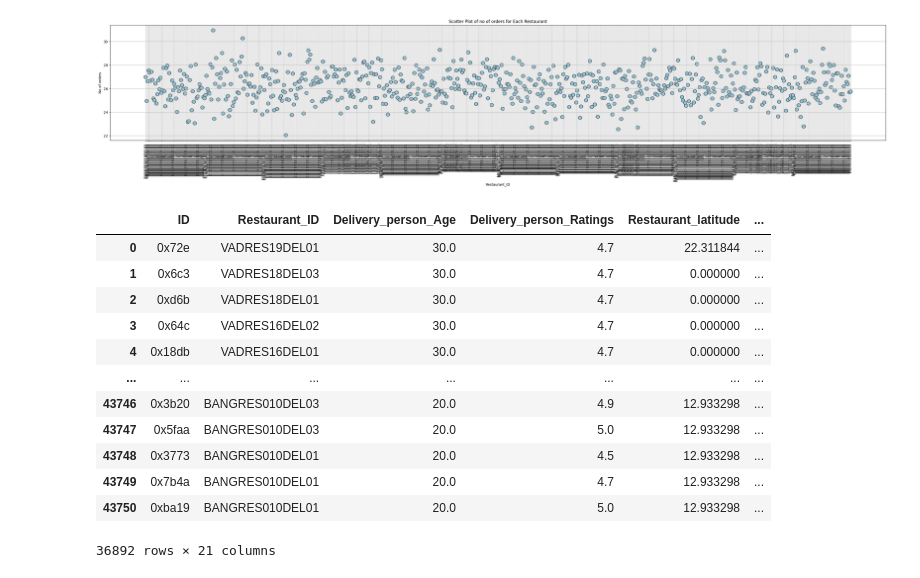
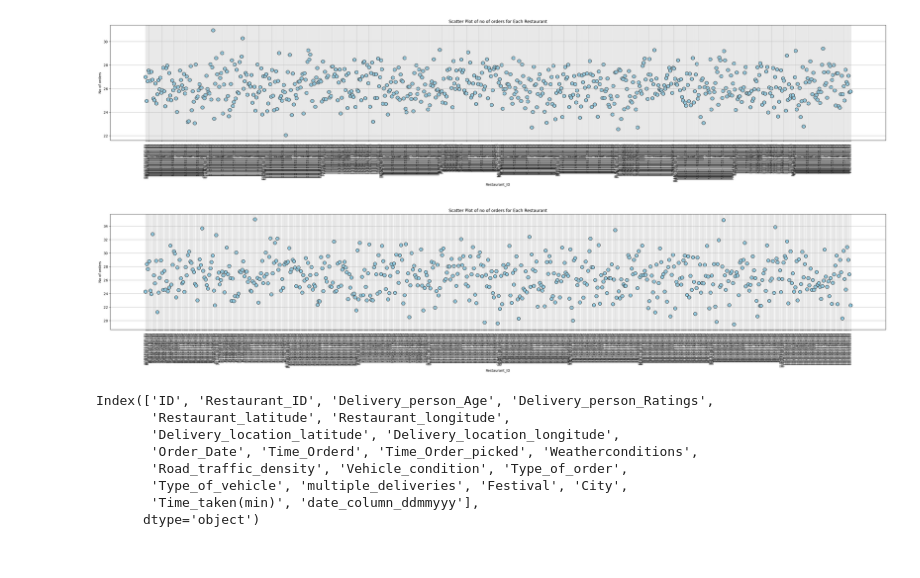
Before and after one commit to hy103/Est_food_delivery_time, a Jupyter notebook: notebooks/data_visualizations.ipynb, the cells around one changed output. Saved outputs shown, nothing was run; the diff lists cells and outputs as text; code cells hidden in the pictures.

Commit message:
Added plots

```diff
--- a/notebooks/data_visualizations.ipynb
+++ b/notebooks/data_visualizations.ipynb
@@ -106,21 +104,19 @@ plot_rest_vs_avg_orders(high_serving_rest)
 # %% [output]
 [figure]
 # %%
-filtered_ids = count_restaurants[count_restaurants > 30].index
-high_serving_rest = df[df["Restaurant_ID"].isin(filtered_ids)]
+
+low_serving_rest = df[~df["Restaurant_ID"].isin(filtered_ids)]
+plot_rest_vs_avg_orders(low_serving_rest)
+# %% [output]
+[figure, added]
-# %%
-high_serving_rest
-# %% [output]
-|  | ID | Restaurant_ID | Delivery_person_Age | Delivery_person_Ratings | Restaurant_latitude | ... |
-| 0 | 0x72e | VADRES19DEL01 | 30.0 | 4.7 | 22.311844 | ... |
-| 1 | 0x6c3 | VADRES18DEL03 | 30.0 | 4.7 | 0.000000 | ... |
-| 2 | 0xd6b | VADRES18DEL01 | 30.0 | 4.7 | 0.000000 | ... |
-| 3 | 0x64c | VADRES16DEL02 | 30.0 | 4.7 | 0.000000 | ... |
-| 4 | 0x18db | VADRES16DEL01 | 30.0 | 4.7 | 0.000000 | ... |
-| ... | ... | ... | ... | ... | ... | ... |
-| 43746 | 0x3b20 | BANGRES010DEL03 | 20.0 | 4.9 | 12.933298 | ... |
-| 43747 | 0x5faa | BANGRES010DEL03 | 20.0 | 5.0 | 12.933298 | ... |
-| 43748 | 0x3773 | BANGRES010DEL01 | 20.0 | 4.5 | 12.933298 | ... |
-| 43749 | 0x7b4a | BANGRES010DEL01 | 20.0 | 4.7 | 12.933298 | ... |
-| 43750 | 0xba19 | BANGRES010DEL01 | 20.0 | 5.0 | 12.933298 | ... |
-36892 rows × 21 columns
+# %%
+df.columns
+# %% [output]
+Index(['ID', 'Restaurant_ID', 'Delivery_person_Age', 'Delivery_person_Ratings',
+       'Restaurant_latitude', 'Restaurant_longitude',
+       'Delivery_location_latitude', 'Delivery_location_longitude',
+       'Order_Date', 'Time_Orderd', 'Time_Order_picked', 'Weatherconditions',
+       'Road_traffic_density', 'Vehicle_condition', 'Type_of_order',
+       'Type_of_vehicle', 'multiple_deliveries', 'Festival', 'City',
+       'Time_taken(min)', 'date_column_ddmmyyy'],
+      dtype='object')
```
Also changed, not shown: parts of 6 cells of this notebook.
